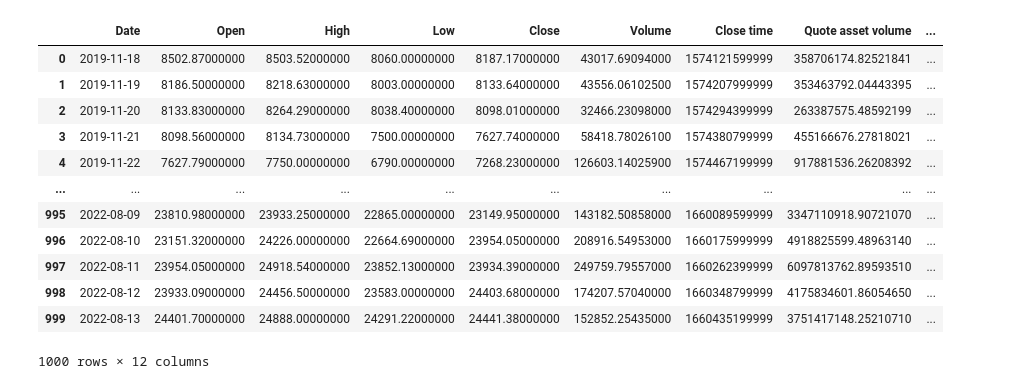
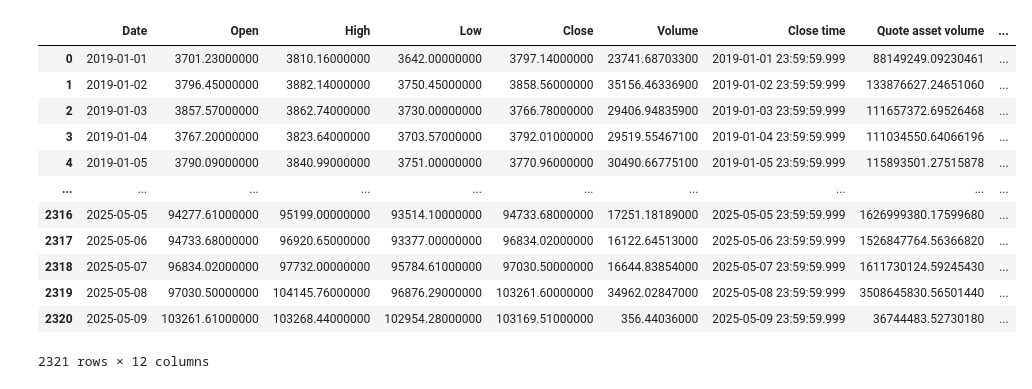
Before and after one commit to 333Rosky/BTC_Trendfollowing, a Jupyter notebook: main.ipynb, the cells around one changed output. Cells and saved outputs as stored; diff of their text form; code cells hidden in the pictures.

```diff
--- a/main.ipynb
+++ b/main.ipynb
@@ -4,43 +4,57 @@ import pandas as pd
 import datetime
 import numpy as np
 # %%
+import os
 import requests
 import pandas as pd
+import time
+
+# Récupérer la clé API depuis les variables d'environnement
+api_key = os.getenv('BINANCE_API_KEY')
 
 url = "https://api.binance.com/api/v3/klines"
 symbol = "BTCUSDT"
 interval = "1d"
 limit = 1000
-end_time = None
+
+headers = {
+    'X-MBX-APIKEY': api_key
+}
+
+# Initialiser une liste pour stocker les données
 all_data = []
+
+# Définir le startTime initial (par exemple, 2019-01-01)
+start_time = int(pd.Timestamp('2019-01-01').timestamp() * 1000)
 
 while True:
     params = {
         "symbol": symbol,
         "interval": interval,
         "limit": limit,
-        "endTime": end_time
+        "startTime": start_time
     }
-    response = requests.get(url, params=params)
+
+    response = requests.get(url, headers=headers, params=params)
     data = response.json()
 
     if not data:
         break
 
     all_data.extend(data)
-    end_time = data[0][0]
 
-    if len(all_data) >= 1400:
-        break
+    # Mettre à jour startTime pour la prochaine requête
+    start_time = data[-1][0] + 1
 
-df = pd.DataFrame(all_data, columns=['Open time', 'Open', 'High', 'Low', 'Close', 'Volume',
-                                     'Close time', 'Quote asset volume', 'Number of trades',
-                                     'Taker buy base volume', 'Taker buy quote volume', 'Ignore'])
+    # Pause pour éviter de dépasser les limites de l'API
+    time.sleep(1)
 
+# Convertir les données en DataFrame
+df = pd.DataFrame(all_data, columns=['Open time', 'Open', 'High', 'Low', 'Close', 'Volume', 'Close time', 'Quote asset volume', 'Number of trades', 'Taker buy base asset volume', 'Taker buy quote asset volume', 'Ignore'])
+
+# Convertir les timestamps en dates
 df['Open time'] = pd.to_datetime(df['Open time'], unit='ms')
 df['Close time'] = pd.to_datetime(df['Close time'], unit='ms')
 
-df = df.iloc[::-1].reset_index(drop=True)
-
 print(df)
 # %% [output]
@@ -87,23 +78,23 @@ data
 # %%
-df = pd.DataFrame(data, columns=['Date', 'Open', 'High', 'Low', 'Close', 'Volume',
-           'Close time', 'Quote asset volume', 'Number of trades',
-           'Taker buy base volume', 'Taker buy quote volume', 'Ignore'])
+df = df.rename(columns={'Open time': 'Date'})
+
 df['Date'] = pd.to_datetime(df['Date'], unit='ms')
+
 df
 # %% [output]
 |  | Date | Open | High | Low | Close | Volume | Close time | Quote asset volume | ... |
-| 0 | 2019-11-18 | 8502.87000000 | 8503.52000000 | 8060.00000000 | 8187.17000000 | 43017.69094000 | 1574121599999 | 358706174.82521841 | ... |
-| 1 | 2019-11-19 | 8186.50000000 | 8218.63000000 | 8003.00000000 | 8133.64000000 | 43556.06102500 | 1574207999999 | 353463792.04443395 | ... |
-| 2 | 2019-11-20 | 8133.83000000 | 8264.29000000 | 8038.40000000 | 8098.01000000 | 32466.23098000 | 1574294399999 | 263387575.48592199 | ... |
-| 3 | 2019-11-21 | 8098.56000000 | 8134.73000000 | 7500.00000000 | 7627.74000000 | 58418.78026100 | 1574380799999 | 455166676.27818021 | ... |
-| 4 | 2019-11-22 | 7627.79000000 | 7750.00000000 | 6790.00000000 | 7268.23000000 | 126603.14025900 | 1574467199999 | 917881536.26208392 | ... |
+| 0 | 2019-01-01 | 3701.23000000 | 3810.16000000 | 3642.00000000 | 3797.14000000 | 23741.68703300 | 2019-01-01 23:59:59.999 | 88149249.09230461 | ... |
+| 1 | 2019-01-02 | 3796.45000000 | 3882.14000000 | 3750.45000000 | 3858.56000000 | 35156.46336900 | 2019-01-02 23:59:59.999 | 133876627.24651060 | ... |
+| 2 | 2019-01-03 | 3857.57000000 | 3862.74000000 | 3730.00000000 | 3766.78000000 | 29406.94835900 | 2019-01-03 23:59:59.999 | 111657372.69526468 | ... |
+| 3 | 2019-01-04 | 3767.20000000 | 3823.64000000 | 3703.57000000 | 3792.01000000 | 29519.55467100 | 2019-01-04 23:59:59.999 | 111034550.64066196 | ... |
+| 4 | 2019-01-05 | 3790.09000000 | 3840.99000000 | 3751.00000000 | 3770.96000000 | 30490.66775100 | 2019-01-05 23:59:59.999 | 115893501.27515878 | ... |
 | ... | ... | ... | ... | ... | ... | ... | ... | ... | ... |
-| 995 | 2022-08-09 | 23810.98000000 | 23933.25000000 | 22865.00000000 | 23149.95000000 | 143182.50858000 | 1660089599999 | 3347110918.90721070 | ... |
-| 996 | 2022-08-10 | 23151.32000000 | 24226.00000000 | 22664.69000000 | 23954.05000000 | 208916.54953000 | 1660175999999 | 4918825599.48963140 | ... |
-| 997 | 2022-08-11 | 23954.05000000 | 24918.54000000 | 23852.13000000 | 23934.39000000 | 249759.79557000 | 1660262399999 | 6097813762.89593510 | ... |
-| 998 | 2022-08-12 | 23933.09000000 | 24456.50000000 | 23583.00000000 | 24403.68000000 | 174207.57040000 | 1660348799999 | 4175834601.86054650 | ... |
-| 999 | 2022-08-13 | 24401.70000000 | 24888.00000000 | 24291.22000000 | 24441.38000000 | 152852.25435000 | 1660435199999 | 3751417148.25210710 | ... |
+| 2316 | 2025-05-05 | 94277.61000000 | 95199.00000000 | 93514.10000000 | 94733.68000000 | 17251.18189000 | 2025-05-05 23:59:59.999 | 1626999380.17599680 | ... |
+| 2317 | 2025-05-06 | 94733.68000000 | 96920.65000000 | 93377.00000000 | 96834.02000000 | 16122.64513000 | 2025-05-06 23:59:59.999 | 1526847764.56366820 | ... |
+| 2318 | 2025-05-07 | 96834.02000000 | 97732.00000000 | 95784.61000000 | 97030.50000000 | 16644.83854000 | 2025-05-07 23:59:59.999 | 1611730124.59245430 | ... |
+| 2319 | 2025-05-08 | 97030.50000000 | 104145.76000000 | 96876.29000000 | 103261.60000000 | 34962.02847000 | 2025-05-08 23:59:59.999 | 3508645830.56501440 | ... |
+| 2320 | 2025-05-09 | 103261.61000000 | 103268.44000000 | 102954.28000000 | 103169.51000000 | 356.44036000 | 2025-05-09 23:59:59.999 | 36744483.52730180 | ... |
-1000 rows × 12 columns
+2321 rows × 12 columns
 # %%
 df_filtered = df[['Date', 'Open', 'High', 'Low', 'Close', 'Volume']].copy()
 cols = ['Open', 'High', 'Low', 'Close', 'Volume']
```
Also changed, not shown: parts of 20 cells of this notebook.
